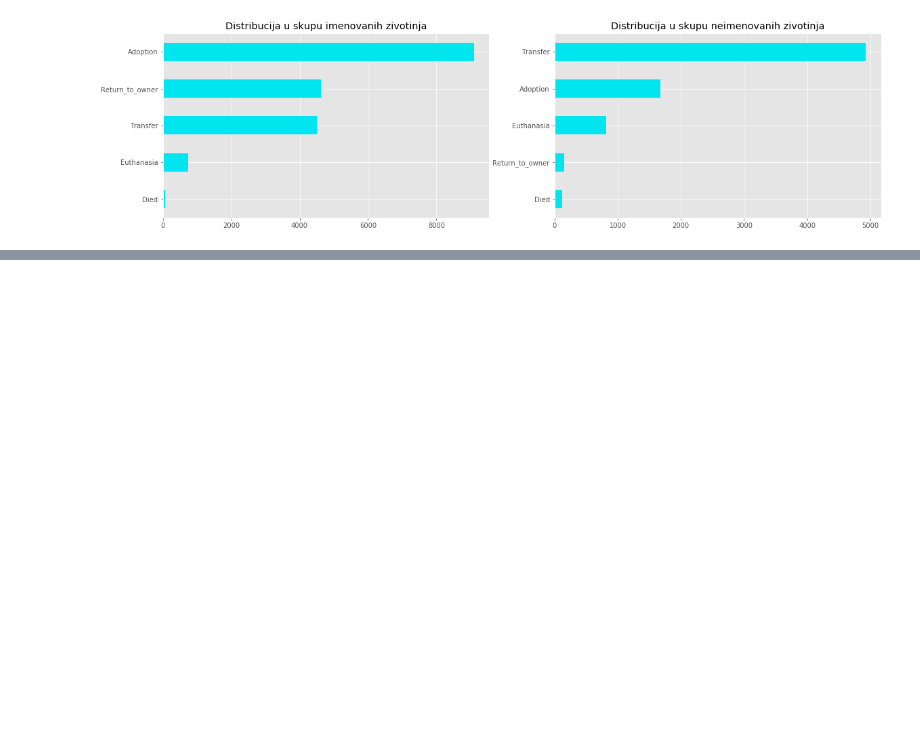
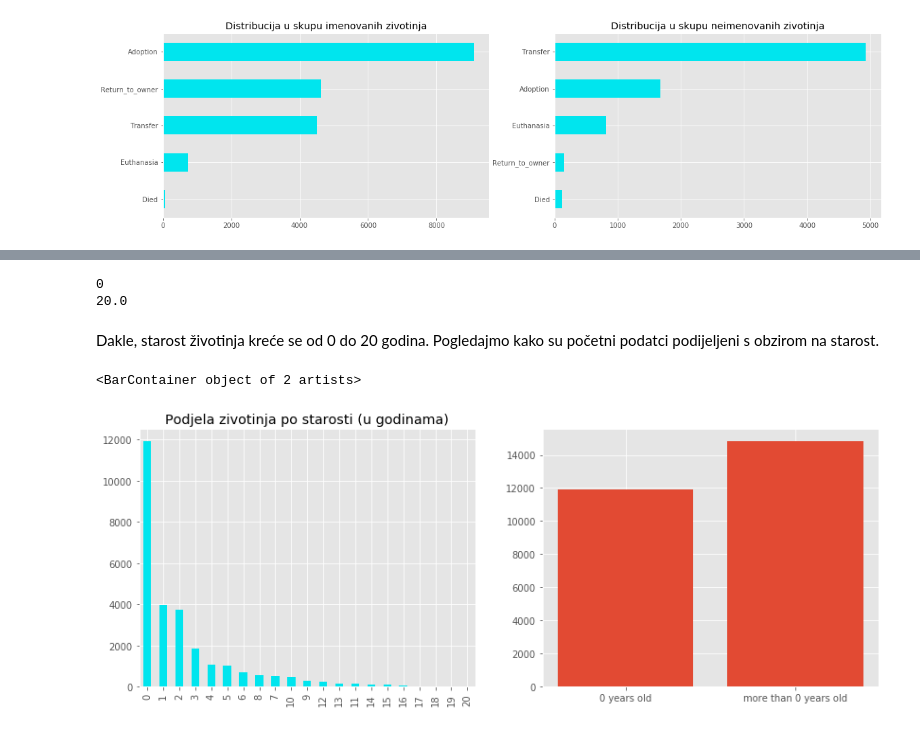
Before and after one commit to HrsakIva/StrojnoUcenje, a Jupyter notebook: pocetna_analiza.ipynb, the cells around one changed output, grey strips where cells are left out. Cells and saved outputs as stored; diff of their text form; code cells hidden in the pictures; blank space fills up the shorter version.

Commit message:
dodana analiza starosti zivotinja

```diff
--- a/pocetna_analiza.ipynb
+++ b/pocetna_analiza.ipynb
@@ -118,0 +128,22 @@ outcomeTypeNotNamed.plot(kind='barh', color='#00E5EE', title='Distribucija u sku
+# %%
+print(train_data['AgeuponOutcome'].min())
+print(train_data['AgeuponOutcome'].max()/365)
+# %% [output]
+0
+20.0
+# %% [markdown]
+Dakle, starost životinja kreće se od 0 do 20 godina. Pogledajmo kako su početni podatci podijeljeni s obzirom na starost.
+# %%
+fig = plt.figure(figsize=(14, 5))
+
+age = (train_data['AgeuponOutcome']/365).astype(int)
+age_values = age.value_counts()
+fig.add_subplot(1, 2, 1)
+age_values.plot(kind='bar', color='#00E5EE', title='Podjela zivotinja po starosti (u godinama)')
+
+fig.add_subplot(1, 2, 2)
+x =['0 years old', 'more than 0 years old']
+plt.bar(x, height=[(age == 0).sum(), (age != 0).sum()])
+# %% [output]
+<BarContainer object of 2 artists>
+[figure, added]
```
Also changed, not shown: parts of 10 cells of this notebook.
